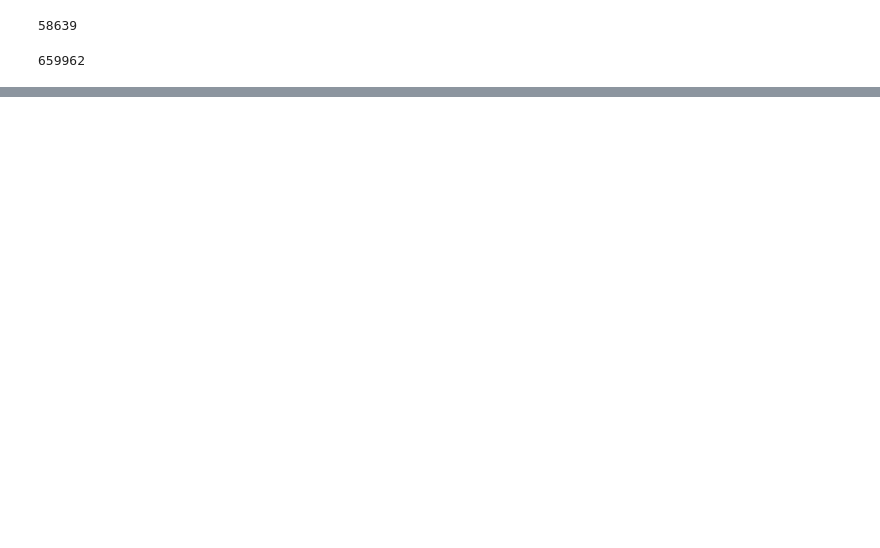
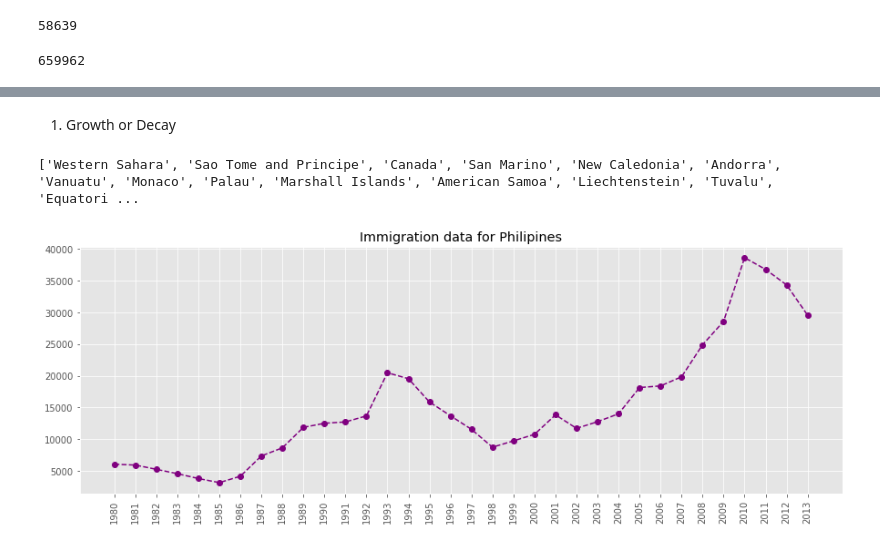
Before and after one commit to Kuldeepak090/kuldeepak_pyth, a Jupyter notebook: data_science/visulization.ipynb, the cells around one changed output, grey strips where cells are left out. Saved outputs shown, nothing was run; the diff lists cells and outputs as text; code cells hidden in the pictures; blank space fills up the shorter version.

```diff
--- a/data_science/visulization.ipynb
+++ b/data_science/visulization.ipynb
@@ -97,0 +108,14 @@ df.head()
+# %% [markdown]
+1. Growth or Decay
+# %%
+years = range(1980,2014)
+# %%
+print(df.index.tolist())
+# %% [output]
+['Western Sahara', 'Sao Tome and Principe', 'Canada', 'San Marino', 'New Caledonia', 'Andorra', 'Vanuatu', 'Monaco', 'Palau', 'Marshall Islands', 'American Samoa', 'Liechtenstein', 'Tuvalu', 'Equatori ...
+# %%
+df.loc['Philippines',years].plot(style='--o',color ='purple', title ='Immigration data for Philipines')
+plt.xticks(years,rotation=90)
+plt.savefig('ip.png')
+# %% [output]
+[figure, added]
```
Also changed, not shown: parts of 23 cells of this notebook, 14 other files.
